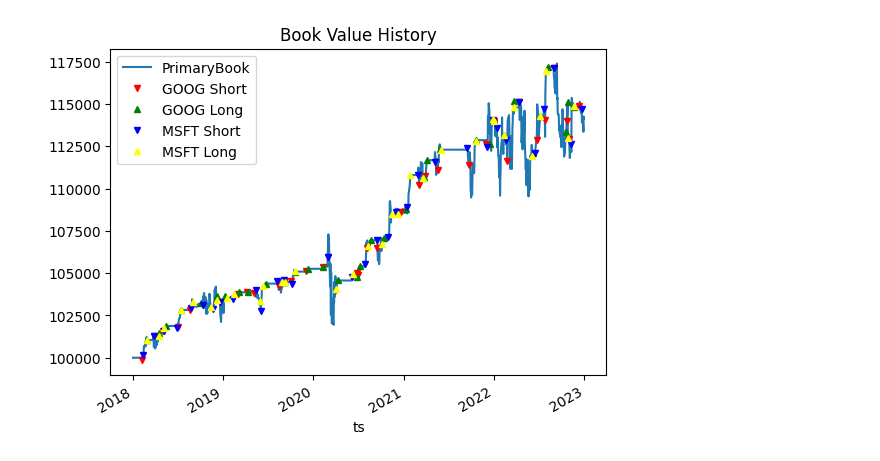
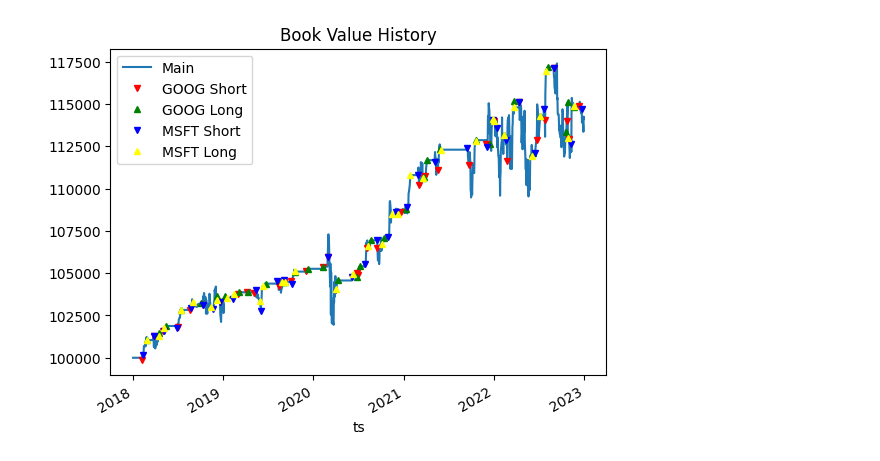
Before and after one commit to bsdz/yabte, a Jupyter notebook: notebooks/Readme_Example.ipynb, the cells around one changed output. Saved outputs shown, nothing was run; the diff lists cells and outputs as text; code cells hidden in the pictures.

```diff
--- a/notebooks/Readme_Example.ipynb
+++ b/notebooks/Readme_Example.ipynb
@@ -1,13 +1,9 @@
 # %%
-import inspect
-from pathlib import Path
-
 import pandas as pd
 
 from yabte.backtest import Strategy, StrategyRunner, Order, Book, Asset
 from yabte.utilities.strategy_helpers import crossover
-
-data_dir = Path(inspect.getfile(Strategy)).parents[2] / "tests/data/nasdaq"
+from yabte.tests._helpers import generate_nasdaq_dataset
 
 
 class SMAXO(Strategy):
@@ -49,42 +45,36 @@ class SMAXO(Strategy):
 
 
 # load some data
-assets = [Asset(name="GOOG", denom="USD"), Asset(name="MSFT", denom="USD")]
-
-df_goog = pd.read_csv(data_dir / "GOOG.csv", index_col=0, parse_dates=[0])
-df_goog.columns = pd.MultiIndex.from_tuples([("GOOG", f) for f in df_goog.columns])
-
-df_msft = pd.read_csv(data_dir / "MSFT.csv", index_col=0, parse_dates=[0])
-df_msft.columns = pd.MultiIndex.from_tuples([("MSFT", f) for f in df_msft.columns])
+assets, df_combined = generate_nasdaq_dataset()
 
 # create a book with 100000 cash
 book = Book(name="Main", cash="100000")
 
 # run our strategy
 sr = StrategyRunner(
-    data=pd.concat([df_goog, df_msft], axis=1),
+    data=df_combined,
     assets=assets,
     strat_classes=[SMAXO],
     books=[book],
 )
 sr.run()
 
 # see the trades or book history
 th = sr.transaction_history
 bch = sr.book_history.loc[:, (slice(None), "cash")]
 
 # plot the trades against book value
 bvh = sr.book_history.loc[:, (slice(None), "total")].droplevel(axis=1, level=1)
 ax = bvh.plot(title="Book Value History")
 
 for symbol, scol, lcol in [("GOOG", "red", "green"), ("MSFT", "blue", "yellow")]:
     long_ix = th.query(f"asset_name == '{symbol}' and quantity > 0").ts
     short_ix = th.query(f"asset_name == '{symbol}' and quantity < 0").ts
     bvh.loc[long_ix].rename(columns={"Main": f"{symbol} Short"}).plot(
         color=scol, marker="v", markersize=5, linestyle="None", ax=ax
     )
     bvh.loc[short_ix].rename(columns={"Main": f"{symbol} Long"}).plot(
         color=lcol, marker="^", markersize=5, linestyle="None", ax=ax
     )
 # %% [output]
-[figure, old version]
+[figure, new version]
```
Also changed, not shown: 21 other files.
